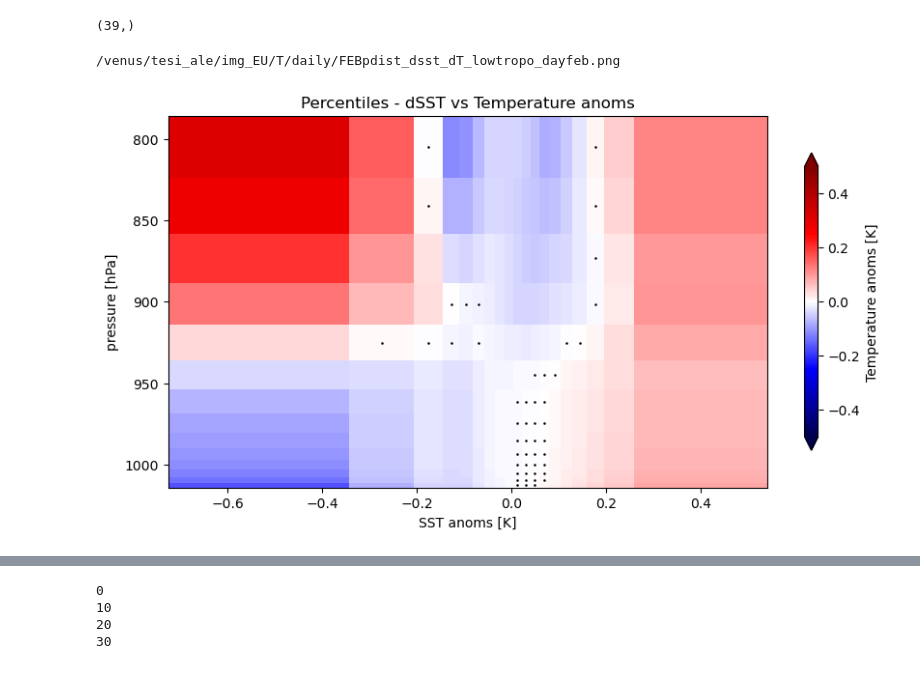
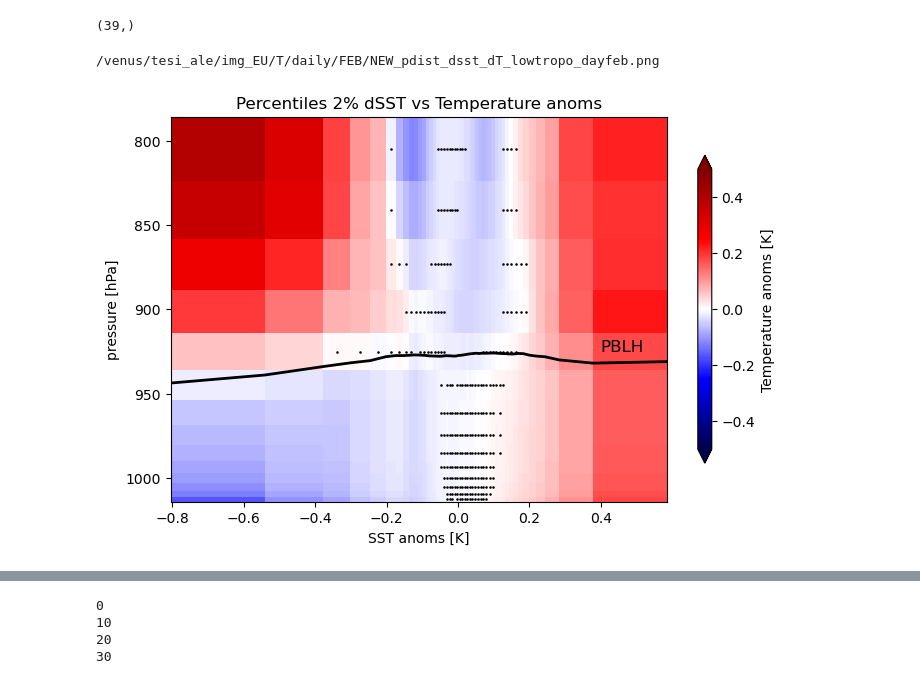
Before and after one commit to meteorologopazzo/thesis_material, a Jupyter notebook: EURECA_scripts/QVAPOR.ipynb, the cells around one changed output, grey strips where cells are left out. Drawn from its saved outputs; the diff is of its cells as text; code cells hidden in the pictures.

```diff
--- a/EURECA_scripts/QVAPOR.ipynb
+++ b/EURECA_scripts/QVAPOR.ipynb
@@ -71,6 +68,6 @@ distrib_2d(dsst_day, dsst_day, perc_step, nbins, popmean, perc_fixbin='perc')
 # load data
 QVAPOR = xr.open_dataset(wrf_files[files_ls.index('QVAPOR.nc')])
 QVAPOR = QVAPOR['QVAPOR'].sel(time_counter=slice('2020-02-01T01:30:00.000000000', '2020-02-29T22:30:00.000000000'))
-# QVAPOR_day = QVAPOR.groupby('time_counter.day').mean()
+QVAPOR_day = QVAPOR.groupby('time_counter.day').mean()
 # %%
 # select data oversea
@@ -258,29 +264,29 @@ with open('/venus/tesi_ale/data_EU/PBLH/daily/FEB/pdistrs_PBLH_dSST_day_feb.npy'
 # %%
 p_level_plot = int(15)
 
-perc = True
-title = 'Percentiles' if perc else 'Fixed bins'
-x = pdist_dsst_day if perc else dist_dsst_day
-var = pdist_dQVAPOR_day if perc else dist_dQVAPOR_day
+# perc = True
+title = 'Percentiles' #if perc else 'Fixed bins'
+x = pdist_dsst_day #if perc else dist_dsst_day
+var = pdist_dQVAPOR_day #if perc else dist_dQVAPOR_day
 minval = -0.2 ; maxval = -minval
 
-fig, ax1 = plt.subplots(figsize=(10, 5))
+fig, ax1 = plt.subplots(figsize=(8, 5))
 ax1.invert_yaxis()
-p1 = ax1.pcolormesh(x, mean_vert_pres[0:p_level_plot], var[0:p_level_plot]*1000, vmin=minval, vmax=maxval, cmap='seismic')
+p1 = ax1.pcolormesh(x, mean_vert_pres[0:p_level_plot], var[0:p_level_plot]*1000, vmin=minval, vmax=maxval, cmap='BrBG')
 ax1.set_xlabel('SST anomalies [˚C]'); ax1.set_ylabel('pressure [hPa]')
 plt.title(f'{title} 2% - daily dSST vs dQVAPOR')
 cbar = plt.colorbar(p1,ax=ax1, location='right', shrink=0.8, extend='both')
 cbar.set_label('QVAPOR anoms [g/kg]')
 
-var_pbl = pdist_PBLH_dsst if perc else dist_PBLH_dsst
+var_pbl = pdist_PBLH_dsst #if perc else dist_PBLH_dsst
 ax1.plot(x, var_pbl, '-k', linewidth=2)
-ax1.text(0.5, 920, 'PBLH', fontsize=12, color='k')
+ax1.text(0.4, 925, 'PBLH', fontsize=12, color='k')
 
 
 
 
 # DEF punti significativi (pvalue < 0.05)
-pval = ppvalue_dQVAPOR_day_sub[0:p_level_plot] if perc else pvalue_dQVAPOR_day_sub[0:p_level_plot]
+pval = ppvalue_dQVAPOR_day_sub[0:p_level_plot] #if perc else pvalue_dQVAPOR_day_sub[0:p_level_plot]
 GPbin = mean_vert_pres[1:p_level_plot] - np.diff(mean_vert_pres[0:p_level_plot])*0.5
 signif_Lcorr_H = np.zeros((len(mean_vert_pres[0:p_level_plot])-1,len(x)-1))
 dsstbin = np.zeros((len(mean_vert_pres[0:p_level_plot])-1,len(x)-1))
@@ -299,8 +305,8 @@ plt.scatter(dsstbin,signif_Lcorr_H,  s=0.7, color='k')
 
 
 # savefig
-path_img = '/venus/tesi_ale/img_EU/QVAPOR/daily/FEB/' if perc else '/venus/tesi_ale/img_EU/QVAPOR/daily/bins/FEB/'
-filename = path_img + 'pdist_dsst_dqvapor_lowtropo_2%.png' if perc else path_img + 'bins_dsst_dqvapor_lowtropo_hatch.png'
+path_img = '/venus/tesi_ale/img_EU/QVAPOR/daily/FEB/' #if perc else '/venus/tesi_ale/img_EU/QVAPOR/daily/bins/FEB/'
+filename = path_img + 'NEW_pdist_dsst_dqvapor_lowtropo_2pc.png' #if perc else path_img + 'bins_dsst_dqvapor_lowtropo_hatch.png'
 # plt.savefig(filename)
 print(filename)
 del filename
@@ -363,10 +386,10 @@ pot_temp = pot_temp + 300
 # compute actual temperature
 # I DID NOT APPLY DAILY MEAN TO PRES!
 temperature = pot_temp * ( pres / 1000. )**0.286
-temperature = temperature.where(sea_mask, drop=False)
+temperature = temperature.where(sea_mask_modified, drop=False)
 del pot_temp
 # %%
-# temp_day = temperature.groupby('time_counter.day').mean()
+temp_day = temperature.groupby('time_counter.day').mean()
 # %%
 # my_save_data('/venus/tesi_ale/data_EU/T/daily/FEB/temp_day_feb.npy', [temp_day])
 # %%
@@ -432,17 +455,17 @@ p_level_plot = int(15)
 
 anoms = True
 
-title = 'Percentiles - dSST vs Temperature anoms' if anoms else 'Percentiles - SST vs Temperature'
+title = 'Percentiles 2% dSST vs Temperature anoms' if anoms else 'Percentiles 2% - SST vs Temperature'
 xlabel = 'SST anoms [K]' if anoms else 'SST [˚C]' ; ylabel = 'pressure [hPa]'
 cbar_lab = 'Temperature anoms [K]' if anoms else 'Temperature [˚C]'
 cmap = 'seismic' if anoms else 'jet'
 
-x = pdist_dsst if anoms else pdist_sst
+x = pdist_dsst if anoms else pdist_sst-273.15
 var = pdist_dT if anoms else pdist_T-273.15
 minval = -.5 if anoms else 15 ; maxval = -minval if anoms else 25.
 
 
-fig, ax1 = plt.subplots(figsize=(10, 5))
+fig, ax1 = plt.subplots(figsize=(8, 5))
 ax1.invert_yaxis()
 p1 = ax1.pcolormesh(x, mean_vert_pres[0:p_level_plot], var[0:p_level_plot],\
                   vmin=minval, vmax=maxval, cmap=cmap)  #
@@ -451,40 +474,40 @@ plt.title(f'{title}')
 cbar = plt.colorbar(p1,ax=ax1, location='right', shrink=0.8, extend='both')
 cbar.set_label(cbar_lab)
 
 
-'''var_pbl = pdist_PBLH_dsst if anoms else pdist_PBLH_sst
+var_pbl = pdist_PBLH_dsst if anoms else pdist_PBLH_sst
 ax1.plot(x, var_pbl, '-k', linewidth=2)
-ax1.text(0.4, 925, 'PBLH', fontsize=12, color='k')'''
+ax1.text(0.4, 925, 'PBLH', fontsize=12, color='k')
 
 
 if anoms:
     # DEF punti significativi (pvalue < 0.05)
     pval = ppvalue_dT_sub[0:p_level_plot] #if perc else pvalue_drh_sub[0:p_level_plot]
     GPbin = mean_vert_pres[1:p_level_plot] - np.diff(mean_vert_pres[0:p_level_plot])*0.5
     signif_Lcorr_H = np.zeros((len(mean_vert_pres[0:p_level_plot])-1,len(x)-1))
     dsstbin = np.zeros((len(mean_vert_pres[0:p_level_plot])-1,len(x)-1))
     for h in range(0,len(mean_vert_pres[0:p_level_plot])-1):
         cond1 = pval[h,:-1] > 0.05
         cond2 = np.abs(var[h,:-1]) < 0.1*np.nanmean(np.abs(var))
         cond = (cond1) | (cond2)
     #     cond = cond1
         signif_Lcorr_H[h,:] = np.zeros(len(x)-1) + np.nan
         signif_Lcorr_H[h, cond] = GPbin[h]
         dsstbin[h,:] = x[1:] - np.diff(x)*0.5
 
     ax1.scatter(dsstbin,signif_Lcorr_H,  s=0.7, color='k')
 
 
 
 # savefig
-path_img = '/venus/tesi_ale/img_EU/T/daily/FEB' #if perc else '/venus/tesi_ale/img_EU/RH/daily/bins/FEB/'
-filename = path_img + 'pdist_dsst_dT_lowtropo_dayfeb.png' #if perc else path_img + 'bins_dsst_drh_lowtropo_hatch.png'
-#plt.savefig(filename)
+path_img = '/venus/tesi_ale/img_EU/T/daily/FEB/' if anoms else '/venus/tesi_ale/img_EU/T/daily/FEB/'
+filename = path_img + 'NEW_pdist_dsst_dT_lowtropo_dayfeb.png' if anoms else path_img + 'NEW_pdist_sst_T_lowtropo_dayfeb.png'
+# plt.savefig(filename)
 print(filename)
 del filename
 # %% [output]
-/venus/tesi_ale/img_EU/T/daily/FEBpdist_dsst_dT_lowtropo_dayfeb.png
+/venus/tesi_ale/img_EU/T/daily/FEB/NEW_pdist_dsst_dT_lowtropo_dayfeb.png
-[figure, old version]
+[figure, new version]
 # %%
 #####  NOW APPLY DAILY MEAN TO PRES
 # pres_day = pres.groupby('time_counter.day').mean()  #
```
Also changed, not shown: parts of 47 cells of this notebook, 18 other files.
